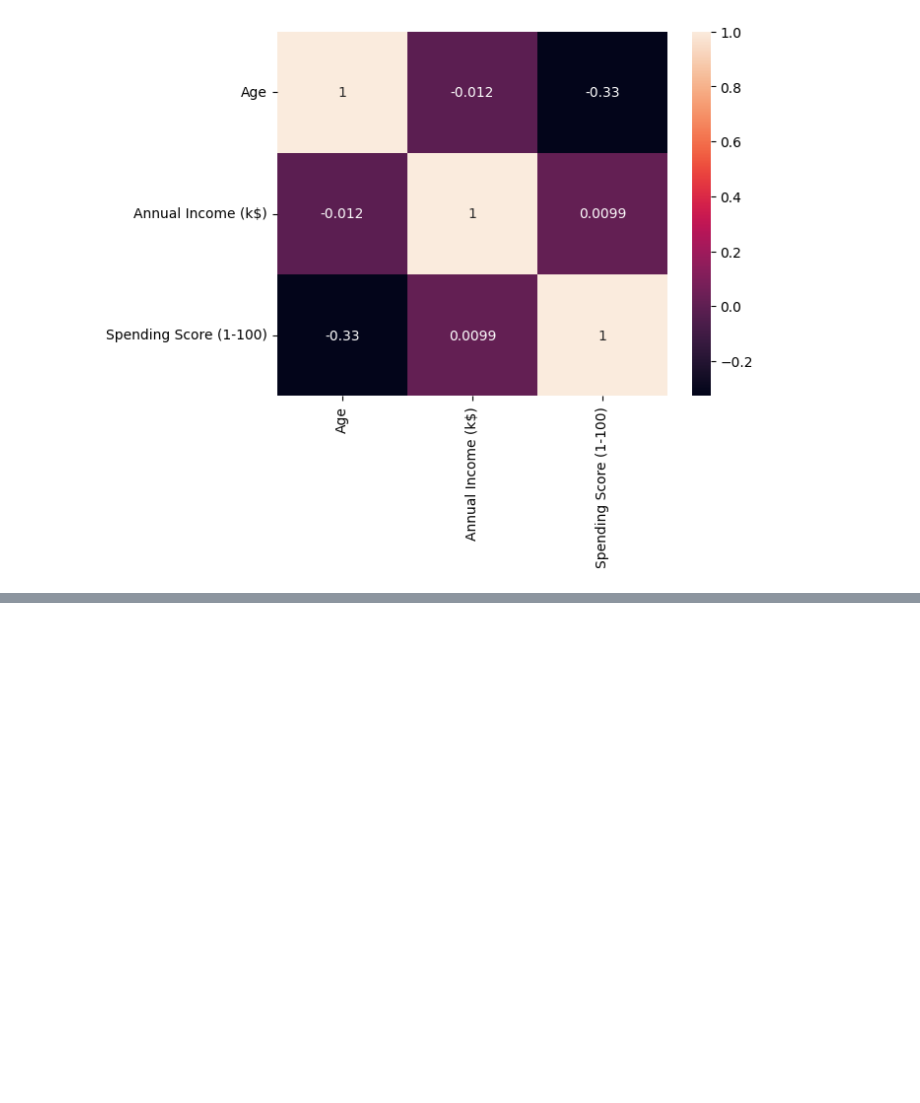
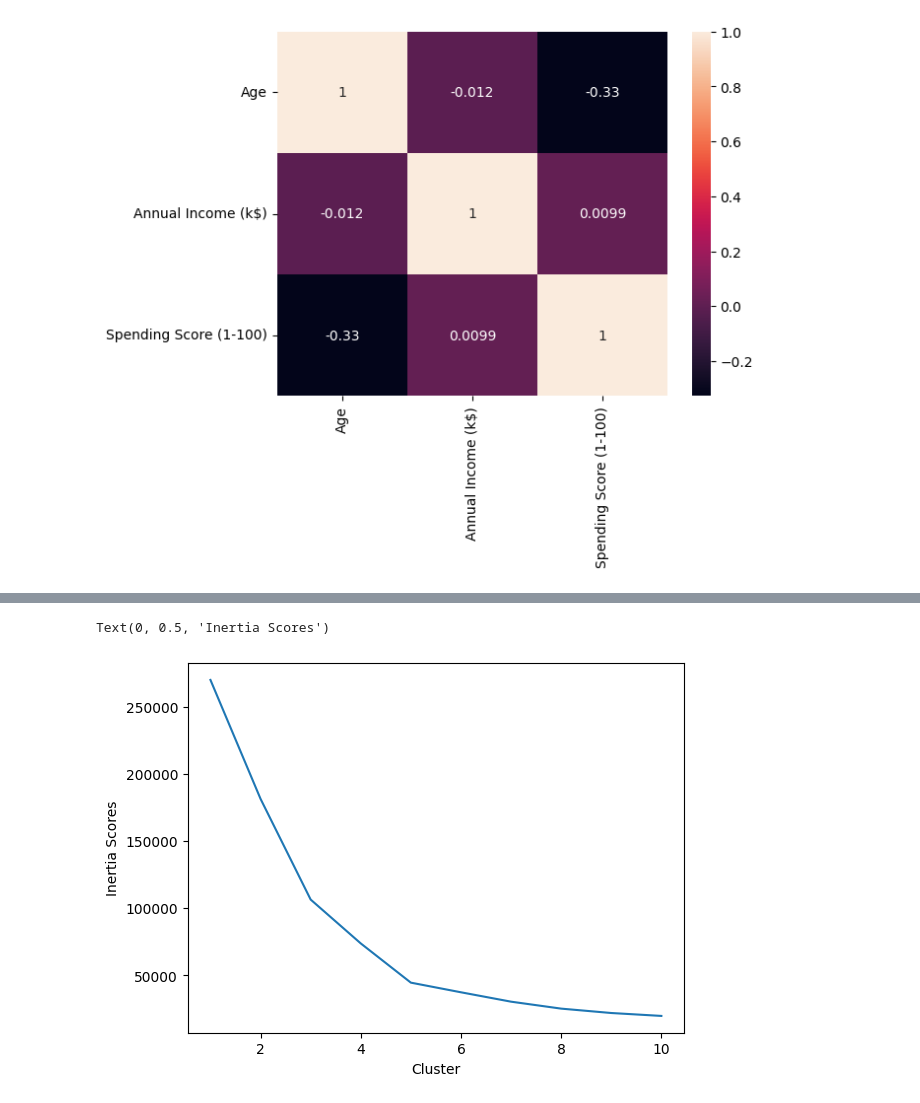
Before and after one commit to NavyaKiran/KMeans-Customer-Segmentation, a Jupyter notebook: CustomerSegmentation.ipynb, the cells around one changed output, grey strips where cells are left out. Saved outputs shown, nothing was run; the diff lists cells and outputs as text; code cells hidden in the pictures; blank space fills up the shorter version.

```diff
--- a/CustomerSegmentation.ipynb
+++ b/CustomerSegmentation.ipynb
@@ -115,3 +115,11 @@ sns.heatmap(data.corr(), annot = True)
 # %% [output]
 <Axes: >
 [figure]
+# %%
+from sklearn.cluster import KMeans
+kmeans1 = KMeans()
+# %%
+#BiVariate Analysis (Clustering)
+kmeans1.fit(data[['Annual Income (k$)', 'Spending Score (1-100)']])
+data['Spending and Income cluster'] = kmeans1.labels_
+data.head()
@@ -117,0 +133,6 @@ sns.heatmap(data.corr(), annot = True)
+# %%
+inertia_scores = []
+for i in range(1, 11):
+  kmeans = KMeans(n_clusters = i)
+  kmeans.fit(data[['Annual Income (k$)', 'Spending Score (1-100)']])
+  inertia_scores.append(kmeans.inertia_)
@@ -117,0 +152,9 @@ sns.heatmap(data.corr(), annot = True)
+# %%
+plt.plot(range(1, 11), inertia_scores)
+plt.xlabel("Cluster")
+plt.ylabel('Inertia Scores')
+
+#choose n_cluster = 5
+# %% [output]
+Text(0, 0.5, 'Inertia Scores')
+[figure, added]
```
Also changed, not shown: parts of 5 cells of this notebook.
